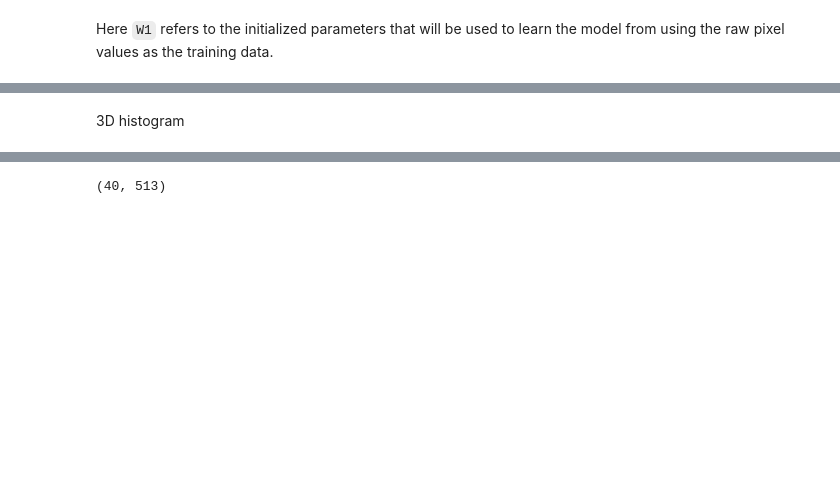
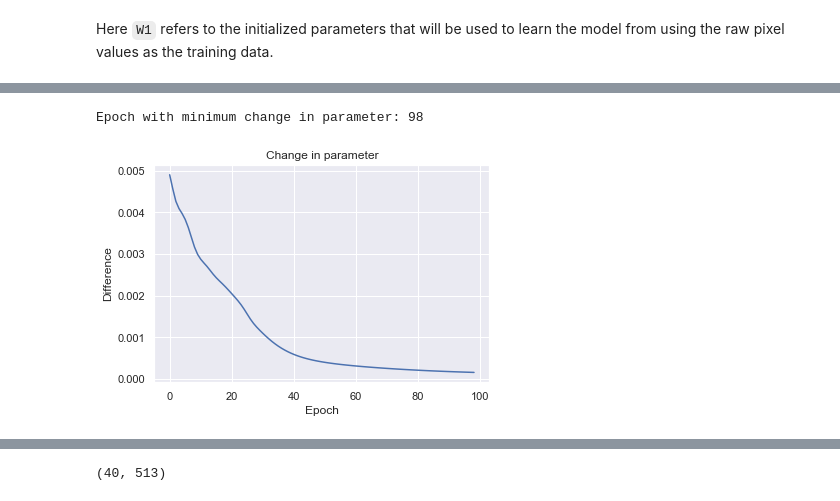
Before and after one commit to zunction/HomeworkTeX, a Jupyter notebook: ML/hw/Q2,3.ipynb, the cells around one changed output, grey strips where cells are left out. Drawn from its saved outputs; the diff is of its cells as text; code cells hidden in the pictures; blank space fills up the shorter version.

```diff
--- a/ML/hw/Q2,3.ipynb
+++ b/ML/hw/Q2,3.ipynb
@@ -217,7 +219,7 @@ def display_plot(loss_history, train_acc_history, test_acc_history):
 Here `W1` refers to the initialized parameters that will be used to learn the model from using the raw pixel values as the training data.
 # %%
 W1 = initialize_params(seed=1)
-loss_history1, train_acc_history1, test_acc_history1, learnt_W1 = log_train(x1_train, y1_train, x1_test, y1_test, W1, epoch=100)
+loss_history1, train_acc_history1, test_acc_history1, learnt_W_history1 = log_train(x1_train, y1_train, x1_test, y1_test, W1, epoch=100)
 # %%
 display_plot(loss_history1, train_acc_history1, test_acc_history1)
 # %% [output]
@@ -225,2 +227,21 @@ display_plot(loss_history1, train_acc_history1, test_acc_history1)
-# %% [markdown]
-3D histogram
+# %%
+def para_diff(learnt_W_history):
+    """
+    Plots the change in the value of the parameter learnt and returns the epoch with the smallest change.
+    """
+    diff = []
+    for i in range(0,len(learnt_W_history)-1):
+#         print (i,i+1)
+        d = np.linalg.norm(learnt_W_history[i]-learnt_W_history[i+1])/np.linalg.norm(learnt_W_history[i])
+        diff.append(d)
+
+    plt.plot(diff)
+    plt.title('Change in parameter')
+    plt.xlabel('Epoch')
+    plt.ylabel('Difference')
+    print ('Epoch with minimum change in parameter: {} '.format(np.argmin(diff)))
+# %%
+para_diff(learnt_W_history1)
+# %% [output]
+Epoch with minimum change in parameter: 98
+[figure, added]
```
Also changed, not shown: parts of 33 cells of this notebook.
